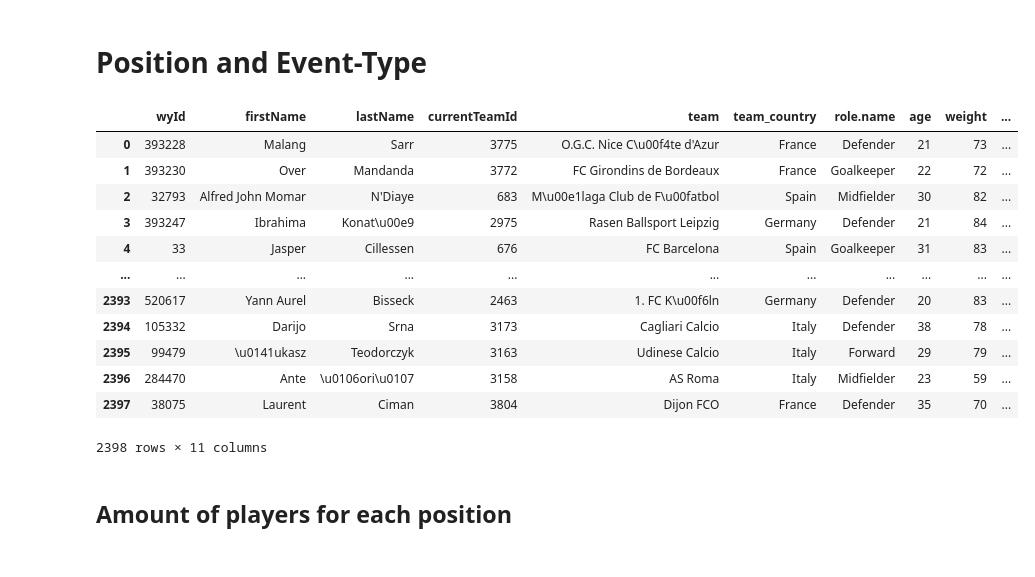
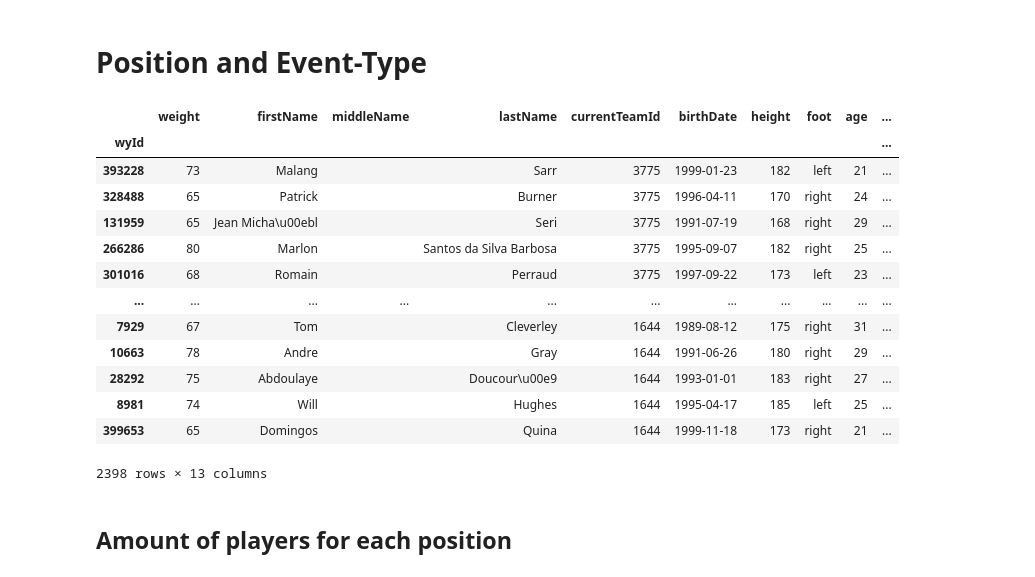
Before and after one commit to dogg3/-new_project, a Jupyter notebook: backend/flaskapp/flask/dataanalysis/Wyscout_events.ipynb, the cells around one changed output. Cells and saved outputs as stored; diff of their text form; code cells hidden in the pictures.

```diff
--- a/backend/flaskapp/flask/dataanalysis/Wyscout_events.ipynb
+++ b/backend/flaskapp/flask/dataanalysis/Wyscout_events.ipynb
@@ -117,23 +113,24 @@ plt.show()
 # %%
 # players = pd.read_json('./preprocessed/players.json')
 import os
 path = os.getcwd()
-players = pd.read_json(path + '/preprocessed/players.json' )
+players = pd.read_pickle(path + '/preprocessed/players.pkl')
 players
 # %% [output]
-|  | wyId | firstName | lastName | currentTeamId | team | team_country | role.name | age | weight | ... |
-| 0 | 393228 | Malang | Sarr | 3775 | O.G.C. Nice C\u00f4te d'Azur | France | Defender | 21 | 73 | ... |
-| 1 | 393230 | Over | Mandanda | 3772 | FC Girondins de Bordeaux | France | Goalkeeper | 22 | 72 | ... |
-| 2 | 32793 | Alfred John Momar | N'Diaye | 683 | M\u00e1laga Club de F\u00fatbol | Spain | Midfielder | 30 | 82 | ... |
-| 3 | 393247 | Ibrahima | Konat\u00e9 | 2975 | Rasen Ballsport Leipzig | Germany | Defender | 21 | 84 | ... |
-| 4 | 33 | Jasper | Cillessen | 676 | FC Barcelona | Spain | Goalkeeper | 31 | 83 | ... |
+|  | weight | firstName | middleName | lastName | currentTeamId | birthDate | height | foot | age | ... |
+| wyId |  |  |  |  |  |  |  |  |  | ... |
+| 393228 | 73 | Malang |  | Sarr | 3775 | 1999-01-23 | 182 | left | 21 | ... |
+| 328488 | 65 | Patrick |  | Burner | 3775 | 1996-04-11 | 170 | right | 24 | ... |
+| 131959 | 65 | Jean Micha\u00ebl |  | Seri | 3775 | 1991-07-19 | 168 | right | 29 | ... |
+| 266286 | 80 | Marlon |  | Santos da Silva Barbosa | 3775 | 1995-09-07 | 182 | right | 25 | ... |
+| 301016 | 68 | Romain |  | Perraud | 3775 | 1997-09-22 | 173 | left | 23 | ... |
 | ... | ... | ... | ... | ... | ... | ... | ... | ... | ... | ... |
-| 2393 | 520617 | Yann Aurel | Bisseck | 2463 | 1. FC K\u00f6ln | Germany | Defender | 20 | 83 | ... |
-| 2394 | 105332 | Darijo | Srna | 3173 | Cagliari Calcio | Italy | Defender | 38 | 78 | ... |
-| 2395 | 99479 | \u0141ukasz | Teodorczyk | 3163 | Udinese Calcio | Italy | Forward | 29 | 79 | ... |
-| 2396 | 284470 | Ante | \u0106ori\u0107 | 3158 | AS Roma | Italy | Midfielder | 23 | 59 | ... |
-| 2397 | 38075 | Laurent | Ciman | 3804 | Dijon FCO | France | Defender | 35 | 70 | ... |
+| 7929 | 67 | Tom |  | Cleverley | 1644 | 1989-08-12 | 175 | right | 31 | ... |
+| 10663 | 78 | Andre |  | Gray | 1644 | 1991-06-26 | 180 | right | 29 | ... |
+| 28292 | 75 | Abdoulaye |  | Doucour\u00e9 | 1644 | 1993-01-01 | 183 | right | 27 | ... |
+| 8981 | 74 | Will |  | Hughes | 1644 | 1995-04-17 | 185 | left | 25 | ... |
+| 399653 | 65 | Domingos |  | Quina | 1644 | 1999-11-18 | 173 | right | 21 | ... |
-2398 rows × 11 columns
+2398 rows × 13 columns
 # %% [markdown]
 ## Amount of players for each position
 # %%
```
Also changed, not shown: parts of 15 cells of this notebook, 13 other files.
